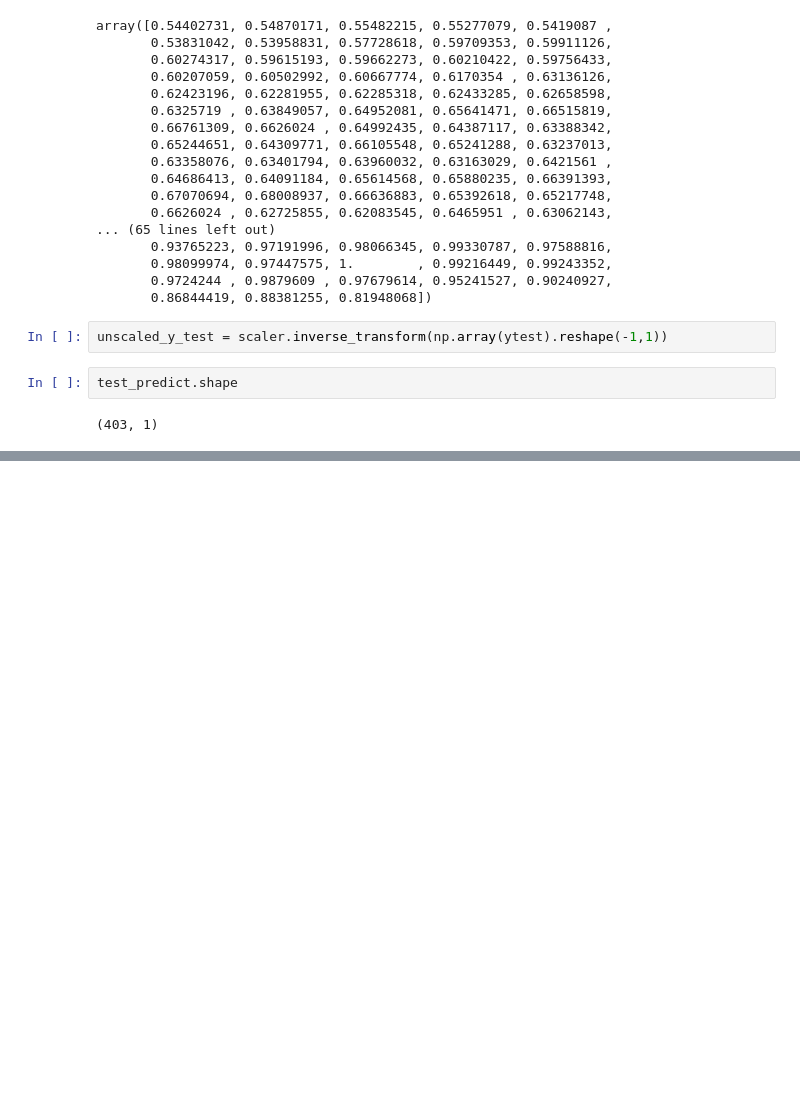
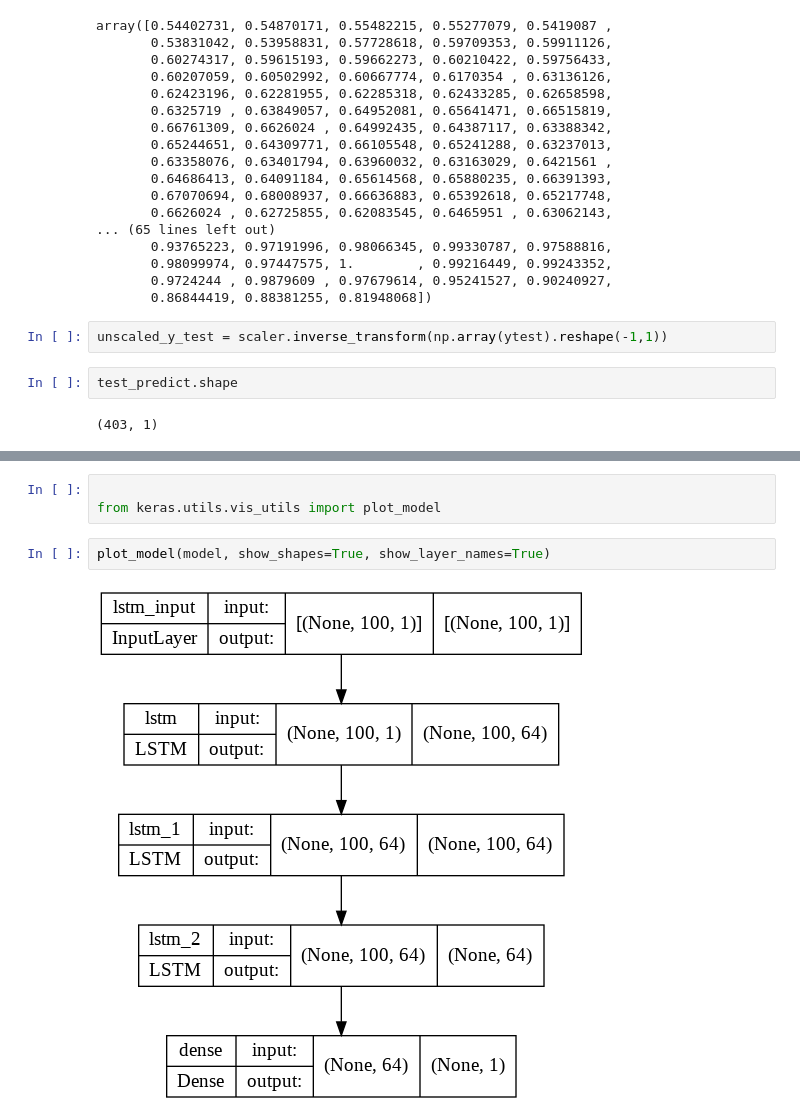
Before and after one commit to delpretemarcus/156StockClosingPricePrediction, a Jupyter notebook: ClosePriceOnly.ipynb, the cells around one changed output, grey strips where cells are left out. Drawn from its saved outputs; the diff is of its cells as text; blank space fills up the shorter version.

```diff
--- a/ClosePriceOnly.ipynb
+++ b/ClosePriceOnly.ipynb
@@ -219,0 +230,7 @@ math.sqrt(mean_squared_error(unscaled_y_test,test_predict))
+# %%
+
+from keras.utils.vis_utils import plot_model
+# %%
+plot_model(model, show_shapes=True, show_layer_names=True)
+# %% [output]
+[figure, added]
```
Also changed, not shown: parts of 7 cells of this notebook.
